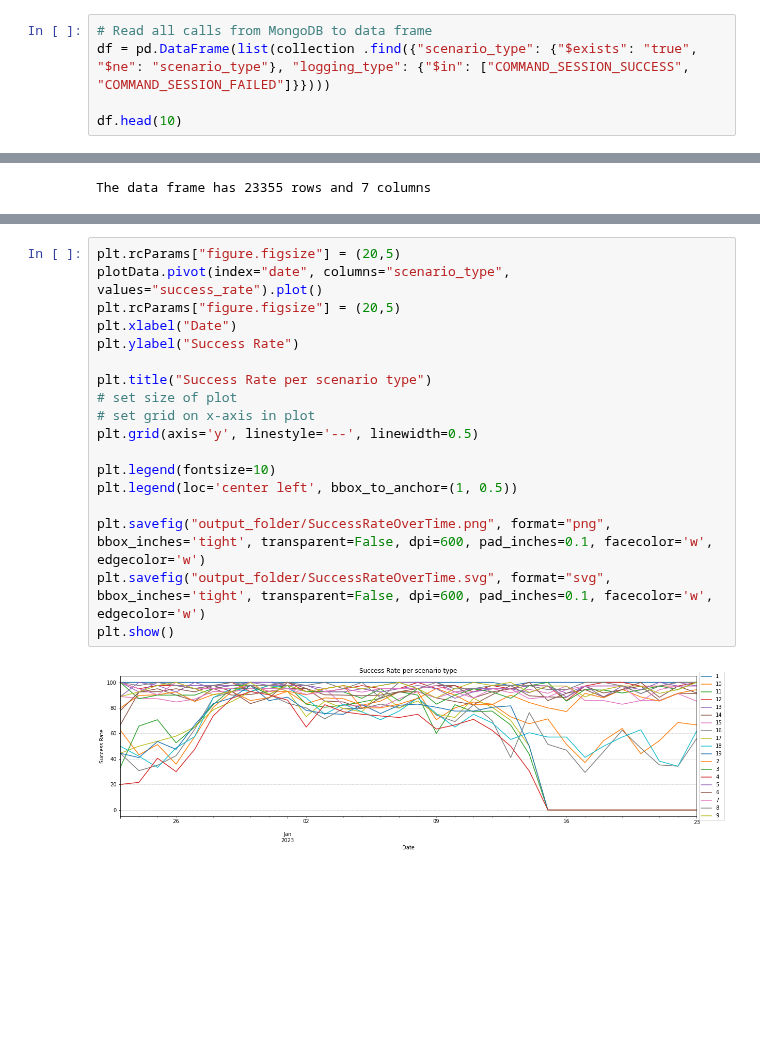
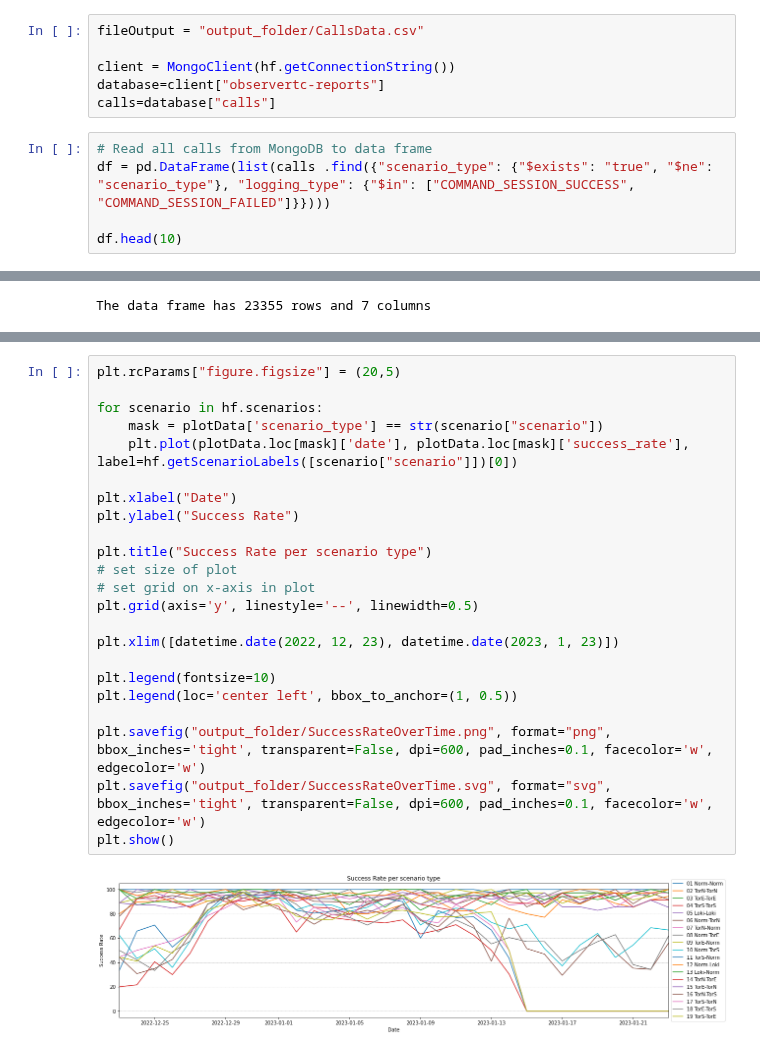
Before and after one commit to Master2022E/OnionRTC-experiment, a Jupyter notebook: Dataprocess/SuccessRateOverTime.ipynb, the cells around one changed output, grey strips where cells are left out. Cells and saved outputs as stored; diff of their text form; blank space fills up the shorter version.

Commit message:
Add legend to success rate over time plots

```diff
--- a/Dataprocess/SuccessRateOverTime.ipynb
+++ b/Dataprocess/SuccessRateOverTime.ipynb
@@ -33,6 +21,12 @@ collection=database["calls"]
+# %%
+fileOutput = "output_folder/CallsData.csv"
+
+client = MongoClient(hf.getConnectionString())
+database=client["observertc-reports"]
+calls=database["calls"]
 # %%
 # Read all calls from MongoDB to data frame
-df = pd.DataFrame(list(collection .find({"scenario_type": {"$exists": "true", "$ne": "scenario_type"}, "logging_type": {"$in": ["COMMAND_SESSION_SUCCESS", "COMMAND_SESSION_FAILED"]}})))
+df = pd.DataFrame(list(calls .find({"scenario_type": {"$exists": "true", "$ne": "scenario_type"}, "logging_type": {"$in": ["COMMAND_SESSION_SUCCESS", "COMMAND_SESSION_FAILED"]}})))
 
 df.head(10)
 # %% [output]
@@ -119,23 +115,28 @@ Date range 22 -> 23
 Date range 23 -> 24
 # %%
 plt.rcParams["figure.figsize"] = (20,5)
-plotData.pivot(index="date", columns="scenario_type", values="success_rate").plot()
-plt.rcParams["figure.figsize"] = (20,5)
+
+for scenario in hf.scenarios:
+    mask = plotData['scenario_type'] == str(scenario["scenario"])
+    plt.plot(plotData.loc[mask]['date'], plotData.loc[mask]['success_rate'], label=hf.getScenarioLabels([scenario["scenario"]])[0])
+
 plt.xlabel("Date")
 plt.ylabel("Success Rate")
 
 plt.title("Success Rate per scenario type")
 # set size of plot
 # set grid on x-axis in plot
 plt.grid(axis='y', linestyle='--', linewidth=0.5)
 
+plt.xlim([datetime.date(2022, 12, 23), datetime.date(2023, 1, 23)])
+
 plt.legend(fontsize=10)
 plt.legend(loc='center left', bbox_to_anchor=(1, 0.5))
 
 plt.savefig("output_folder/SuccessRateOverTime.png", format="png", bbox_inches='tight', transparent=False, dpi=600, pad_inches=0.1, facecolor='w', edgecolor='w')
 plt.savefig("output_folder/SuccessRateOverTime.svg", format="svg", bbox_inches='tight', transparent=False, dpi=600, pad_inches=0.1, facecolor='w', edgecolor='w')
 plt.show()
 # %% [output]
-[figure, old version]
+[figure, new version]
 # %%
 # All high performing scenario types
```
Also changed, not shown: parts of 5 cells of this notebook, 6 other files.
